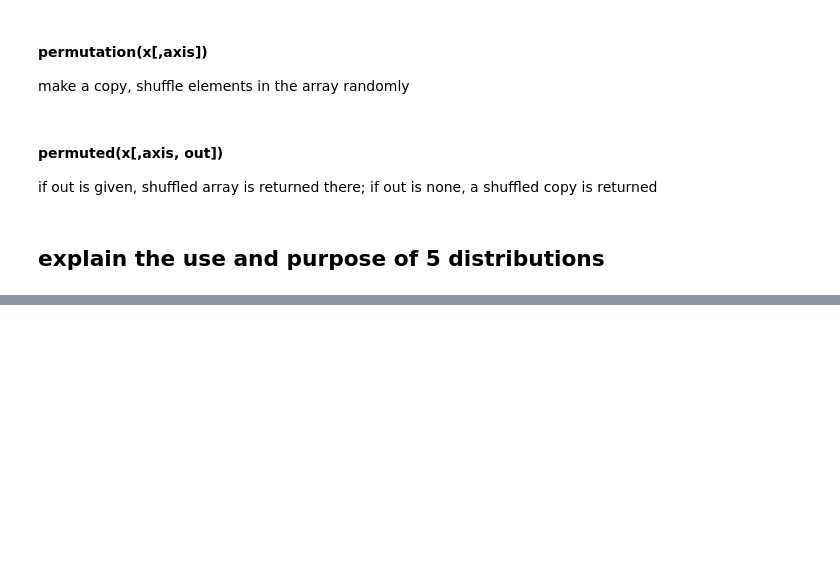
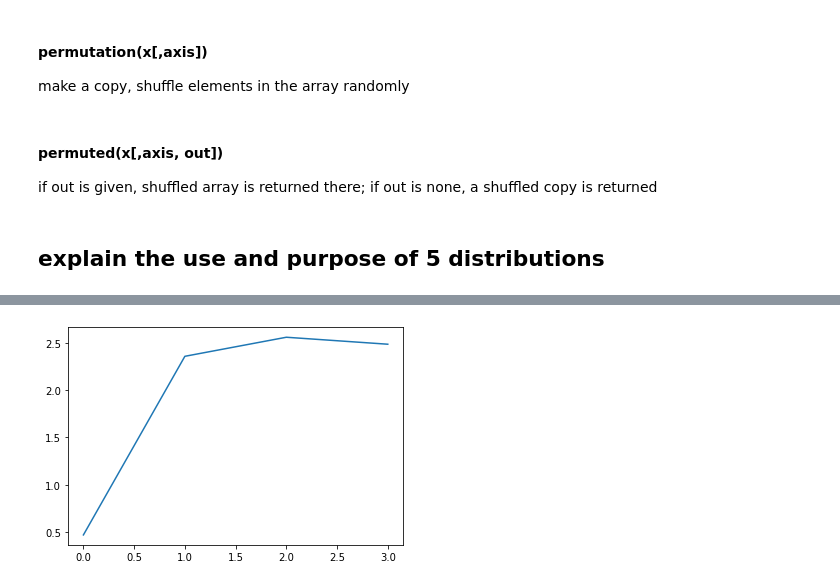
Before and after one commit to HazelIP/Programming-for-DA-assignment, a Jupyter notebook: Numpy Random package.ipynb, the cells around one changed output, grey strips where cells are left out. Drawn from its saved outputs; the diff is of its cells as text; code cells hidden in the pictures; blank space fills up the shorter version.

```diff
--- a/Numpy Random package.ipynb
+++ b/Numpy Random package.ipynb
@@ -68,0 +96,10 @@ if out is given, shuffled array is returned there; if out is none, a shuffled co
+# %%
+# chi-square
+import numpy as np
+import matplotlib.pyplot as plt
+x = np.random.default_rng().chisquare(2,4)
+ # array([ 1.89920014,  9.00867716,  3.13710533,  5.62318272]) # random
+plt.plot(x)
+plt.show()
+# %% [output]
+[figure, added]
```
Also changed, not shown: parts of 13 cells of this notebook.
